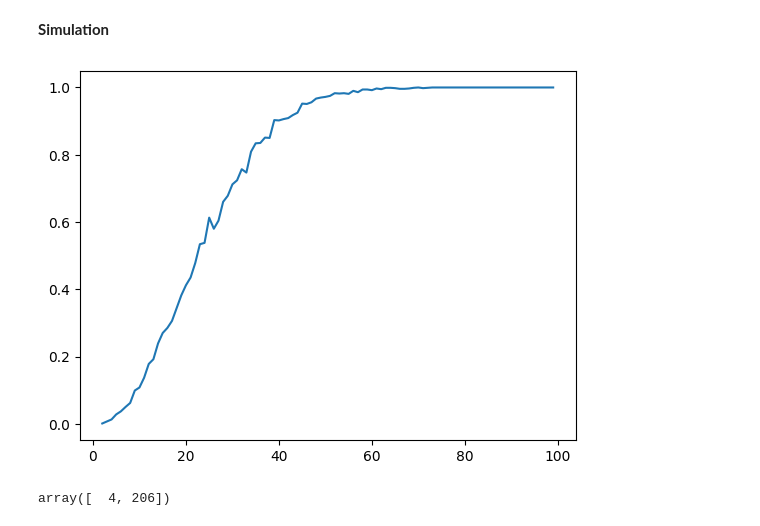
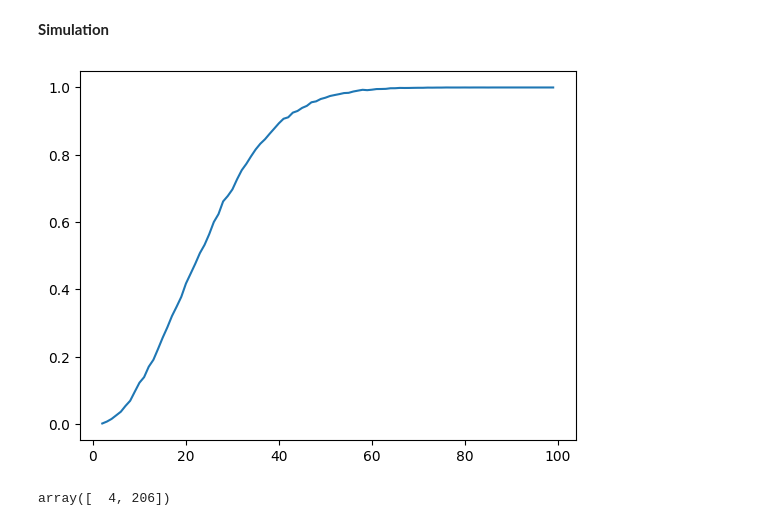
Before and after one commit to filippigianluca/probability_paradoxes, a Jupyter notebook: Birthday_paradox.ipynb, the cells around one changed output. Cells and saved outputs as stored; diff of their text form; code cells hidden in the pictures.

```diff
--- a/Birthday_paradox.ipynb
+++ b/Birthday_paradox.ipynb
@@ -52,23 +60,23 @@ array([317.49762666, 162.06426855, 147.43707983,  75.96018805,
 **Simulation**
 # %%
 
-iteration = 1000
+iteration = 10000
 duplicate_rate = []
 for iGroupSize in tqdm(range(2,100)):
     duplicates_counter = 0
     for i in range(iteration):
         birthdays = np.random.randint(365,size=iGroupSize) # randomize the groups birthdays from 0-364
 
         uniques, counts = np.unique(birthdays, return_counts=True) # Return the unique birthdays and counts of they appear
         duplicates = uniques[counts > 1] # How many duplicates, or birthdays with counts greater than 1
         duplicates_counter += np.size(duplicates)>0 # Iterate the duplicate counter if there was a duplicate
 
     duplicate_rate.append(duplicates_counter/iteration) # Compute the probability or fraction of iterations where duplicate occured
 
 # Produce the first simulation plot
 plt.plot(range(2,100),duplicate_rate);
 # %% [output]
-[figure, old version]
+[figure, new version]
 # %%
 np.random.randint(365,size=2)
 # %% [output]
```
Also changed, not shown: parts of 2 cells of this notebook.
